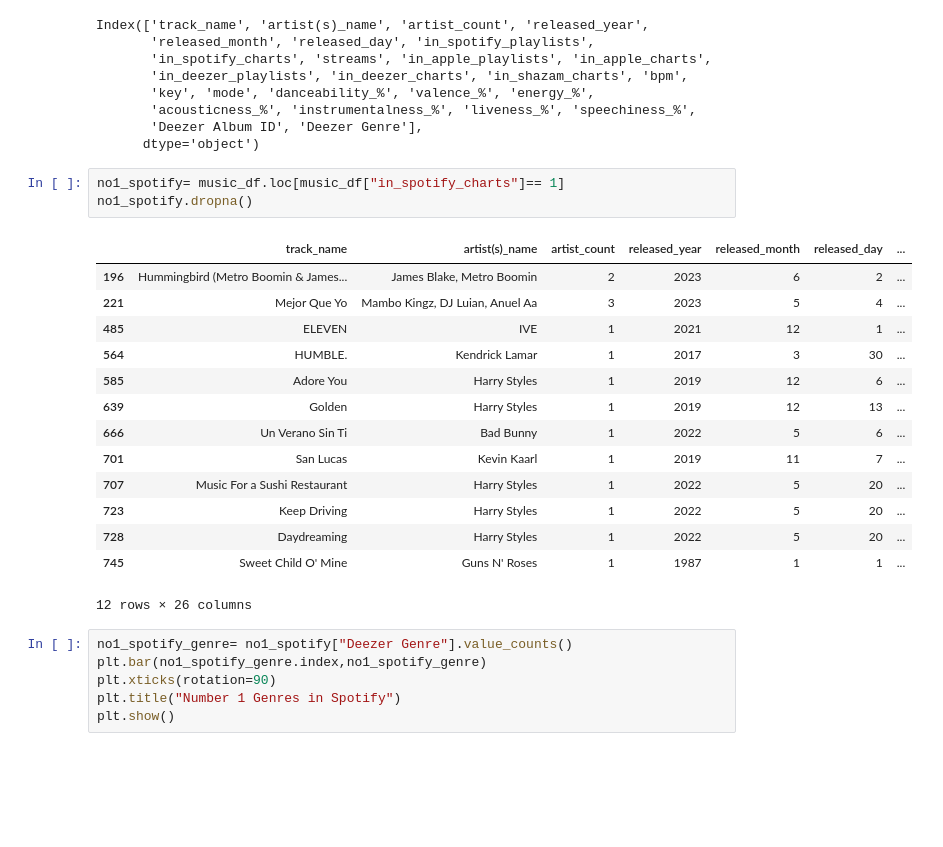
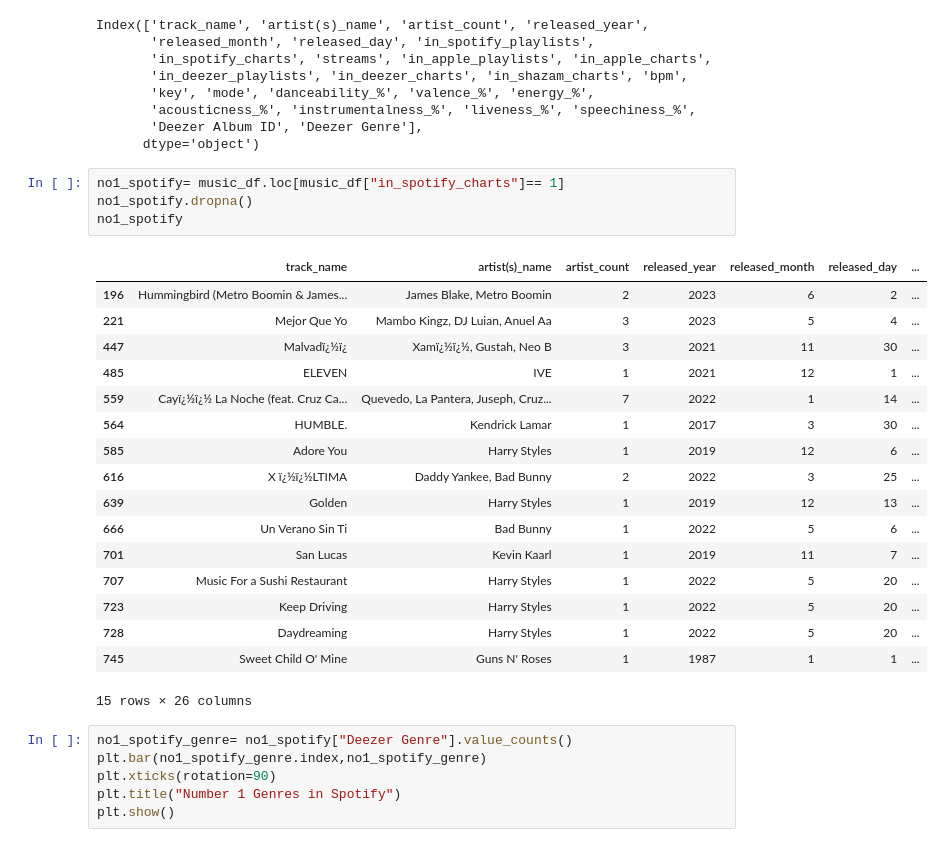
Before and after one commit to alaa-aleryani/Project_1, a Jupyter notebook: music.ipynb, the cells around one changed output. Drawn from its saved outputs; the diff is of its cells as text; blank space fills up the shorter version.

```diff
--- a/music.ipynb
+++ b/music.ipynb
@@ -267,13 +267,17 @@ Index(['track_name', 'artist(s)_name', 'artist_count', 'released_year',
 # %%
 no1_spotify= music_df.loc[music_df["in_spotify_charts"]== 1]
 no1_spotify.dropna()
+no1_spotify
 # %% [output]
 |  | track_name | artist(s)_name | artist_count | released_year | released_month | released_day | ... |
 | 196 | Hummingbird (Metro Boomin & James... | James Blake, Metro Boomin | 2 | 2023 | 6 | 2 | ... |
 | 221 | Mejor Que Yo | Mambo Kingz, DJ Luian, Anuel Aa | 3 | 2023 | 5 | 4 | ... |
+| 447 | Malvadï¿½ï¿ | Xamï¿½ï¿½, Gustah, Neo B | 3 | 2021 | 11 | 30 | ... |
 | 485 | ELEVEN | IVE | 1 | 2021 | 12 | 1 | ... |
+| 559 | Cayï¿½ï¿½ La Noche (feat. Cruz Ca... | Quevedo, La Pantera, Juseph, Cruz... | 7 | 2022 | 1 | 14 | ... |
 | 564 | HUMBLE. | Kendrick Lamar | 1 | 2017 | 3 | 30 | ... |
 | 585 | Adore You | Harry Styles | 1 | 2019 | 12 | 6 | ... |
+| 616 | X ï¿½ï¿½LTIMA | Daddy Yankee, Bad Bunny | 2 | 2022 | 3 | 25 | ... |
 | 639 | Golden | Harry Styles | 1 | 2019 | 12 | 13 | ... |
 | 666 | Un Verano Sin Ti | Bad Bunny | 1 | 2022 | 5 | 6 | ... |
 | 701 | San Lucas | Kevin Kaarl | 1 | 2019 | 11 | 7 | ... |
@@ -281,7 +285,7 @@ no1_spotify.dropna()
 | 723 | Keep Driving | Harry Styles | 1 | 2022 | 5 | 20 | ... |
 | 728 | Daydreaming | Harry Styles | 1 | 2022 | 5 | 20 | ... |
 | 745 | Sweet Child O' Mine | Guns N' Roses | 1 | 1987 | 1 | 1 | ... |
-12 rows × 26 columns
+15 rows × 26 columns
 # %%
 no1_spotify_genre= no1_spotify["Deezer Genre"].value_counts()
 plt.bar(no1_spotify_genre.index,no1_spotify_genre)
```
Also changed, not shown: parts of 5 cells of this notebook.
